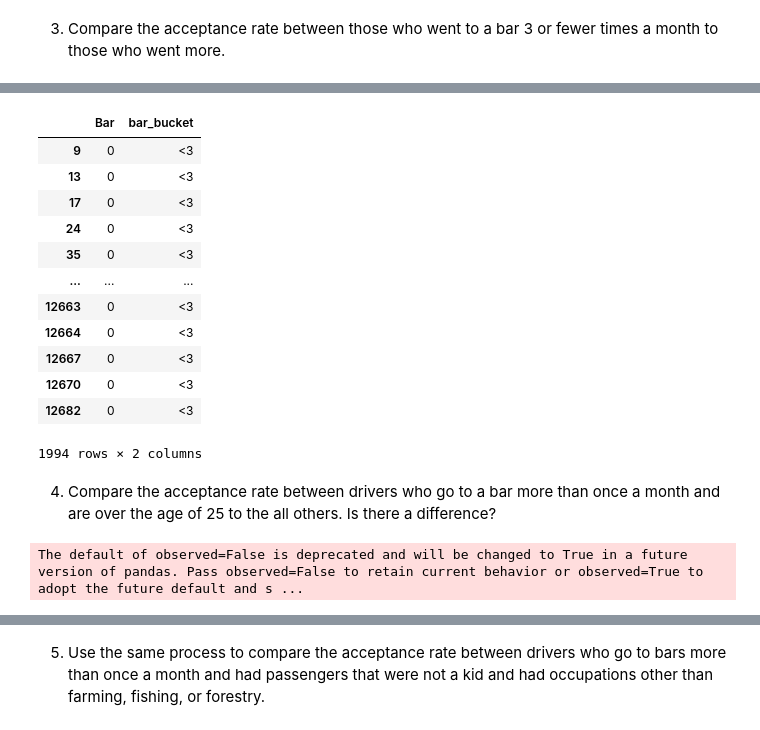
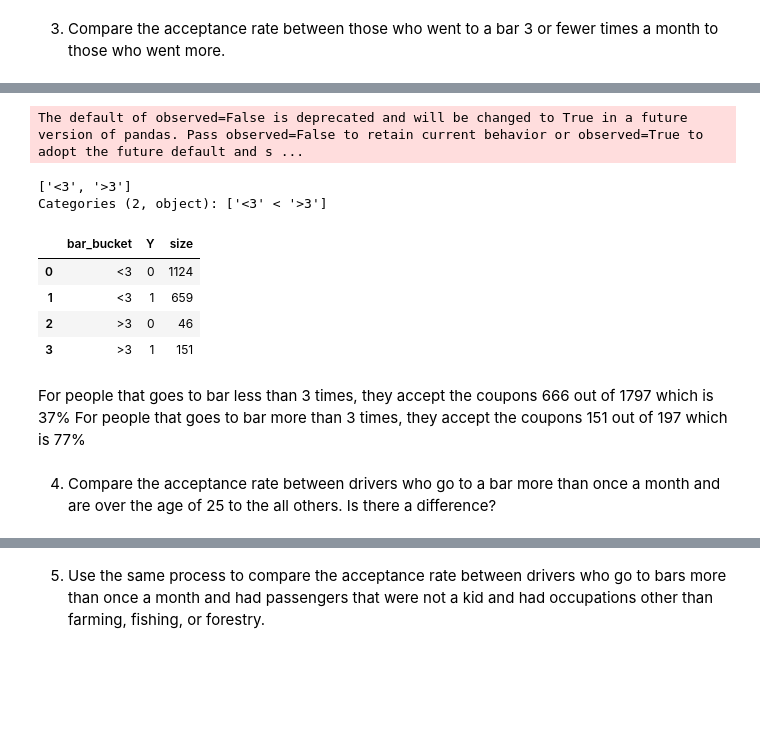
Before and after one commit to cdungca/ucb-ml-ai, a Jupyter notebook: assignment_5_1_starter/prompt.ipynb, the cells around one changed output, grey strips where cells are left out. Cells and saved outputs as stored; diff of their text form; code cells hidden in the pictures; blank space fills up the shorter version.

Commit message:
Complete different scenarios

```diff
--- a/assignment_5_1_starter/prompt.ipynb
+++ b/assignment_5_1_starter/prompt.ipynb
@@ -299,4 +259,16 @@ Y                       1994
 dtype: int64
 # %% [markdown]
 2. What proportion of bar coupons were accepted?
+# %%
+# remove unknown
+barcoupon = barcoupon.query("Bar != 'unknown'")
+barcoupon = barcoupon.query("RestaurantLessThan20 != 'unknown'")
+barcoupon = barcoupon.query("income != 'unknown'")
+barcoupon = barcoupon.query("age != 'unknown'")
+# %%
+# convert string columns to int
+barcoupon['Bar'] = barcoupon['Bar'].astype(int)
+barcoupon['age'] = barcoupon['age'].astype(int)
+barcoupon['RestaurantLessThan20'] = barcoupon['RestaurantLessThan20'].astype(int)
+barcoupon['income'] = barcoupon['income'].astype(int)
 # %%
@@ -317,2 +287,3 @@ array([0, 1, 8, 4], dtype=object)
 # %%
-coupon["bar_bucket"] = pd.cut(x=coupon.Bar, bins=[-1,3,8], labels=['<3','>3'])
+# group records into 2 bins, those who went 3 times or fewer and those who went more
+barcoupon["bar_bucket"] = pd.cut(x=barcoupon.Bar, bins=[-1,3,8], labels=['<3','>3'])
@@ -324,16 +290,11 @@ Categories (2, object): ['<3' < '>3']
-# %%
-coupon[['Bar','bar_bucket']]
-# %% [output]
-|  | Bar | bar_bucket |
-| 9 | 0 | <3 |
-| 13 | 0 | <3 |
-| 17 | 0 | <3 |
-| 24 | 0 | <3 |
-| 35 | 0 | <3 |
-| ... | ... | ... |
-| 12663 | 0 | <3 |
-| 12664 | 0 | <3 |
-| 12667 | 0 | <3 |
-| 12670 | 0 | <3 |
-| 12682 | 0 | <3 |
-1994 rows × 2 columns
+# %%
+# assign to a new df for this scenario
+scenariodf = barcoupon.groupby(['bar_bucket','Y']).size().reset_index(name='size')
+# %% [output]
+The default of observed=False is deprecated and will be changed to True in a future version of pandas. Pass observed=False to retain current behavior or observed=True to adopt the future default and s ...
+# %%
+# check new column
+scenariodf.bar_bucket.unique()
+# %% [output]
+['<3', '>3']
+Categories (2, object): ['<3' < '>3']
@@ -340,8 +308,21 @@ coupon[['Bar','bar_bucket']]
+# %%
+# show scenariodf
+scenariodf
+# %% [output]
+|  | bar_bucket | Y | size |
+| 0 | <3 | 0 | 1124 |
+| 1 | <3 | 1 | 659 |
+| 2 | >3 | 0 | 46 |
+| 3 | >3 | 1 | 151 |
+# %% [markdown]
+For people that goes to bar less than 3 times, they accept the coupons 666 out of 1797 which is 37%
+For people that goes to bar more than 3 times, they accept the coupons 151 out of 197 which is 77%
 # %% [markdown]
 4. Compare the acceptance rate between drivers who go to a bar more than once a month and are over the age of 25 to the all others.  Is there a difference?
 # %%
-bardata=coupon.groupby(['bar_bucket','Y']).size().reset_index(name='size')
-fig = px.bar(bardata, x='bar_bucket', y='size',color='Y')
+# create scenariodf1 => bar > 1 and age > 25
+scenariodf1 =  barcoupon.query("Bar > 1").query("age > 25 ")
+scenariodf1 = scenariodf1.groupby('Y').size().reset_index(name='size')
+
+fig = px.bar(scenariodf1, x='Y', y='size',color='Y')
 fig.show()
-# %% [output]
-The default of observed=False is deprecated and will be changed to True in a future version of pandas. Pass observed=False to retain current behavior or observed=True to adopt the future default and s ...
```
Also changed, not shown: parts of 55 cells of this notebook, 9 other files.
